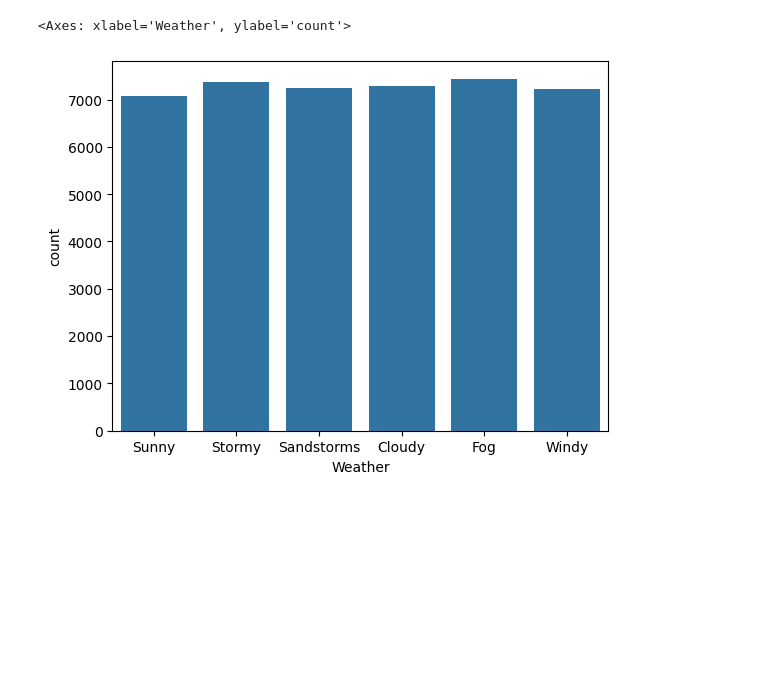
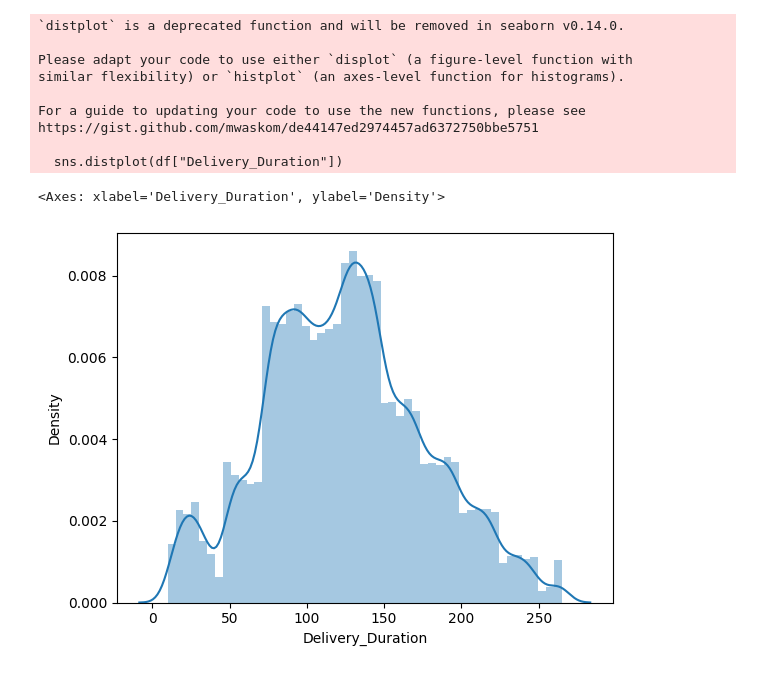
Before and after one commit to hari12dec/my-ai-learning-lab, a Jupyter notebook: ml-ds-capstone-project/eda/univariate_.ipynb, the cells around one changed output. Cells and saved outputs as stored; diff of their text form; code cells hidden in the pictures; blank space fills up the shorter version.

```diff
--- a/ml-ds-capstone-project/eda/univariate_.ipynb
+++ b/ml-ds-capstone-project/eda/univariate_.ipynb
@@ -8,3 +8,9 @@ df = pd.read_csv(BASE_PATH + "amazon_delivery.csv")
 # %%
-df
+from Univariate import Univariate
+obj = Univariate()
+
+quan, qual = obj.quanQual(df)
+table = obj.frequency_table(df, 'Delivery_Duration')
+
+table
 # %% [output]
@@ -30,0 +31,3 @@ df
+# %%
+descriptive = obj.descriptiveTable(df, ["distance_km", "Delivery_Duration", "Agent_Rating", "hour"])
+descriptive
@@ -30,0 +51,4 @@ df
+# %%
+lesser,greater = Univariate.findingOutlier(["distance_km", "Delivery_Duration", "Agent_Rating", "hour"], descriptive)
+print(lesser)
+print(greater)
@@ -30,0 +62,2 @@ df
+# %%
+df = Univariate.replacingOutlier(df, descriptive, lesser, greater)
@@ -46,5 +117,14 @@ sns.countplot(x=df["Traffic"])
 # %%
-sns.countplot(x=df["Weather"])
+sns.distplot(df["Delivery_Duration"])
 # %% [output]
-<Axes: xlabel='Weather', ylabel='count'>
+`distplot` is a deprecated function and will be removed in seaborn v0.14.0.
+
+Please adapt your code to use either `displot` (a figure-level function with
+similar flexibility) or `histplot` (an axes-level function for histograms).
+
+For a guide to updating your code to use the new functions, please see
+https://gist.github.com/mwaskom/de44147ed2974457ad6372750bbe5751
+
+  sns.distplot(df["Delivery_Duration"])
+<Axes: xlabel='Delivery_Duration', ylabel='Density'>
-[figure, old version]
+[figure, new version]
```
Also changed, not shown: parts of 15 cells of this notebook, 4 other files.
